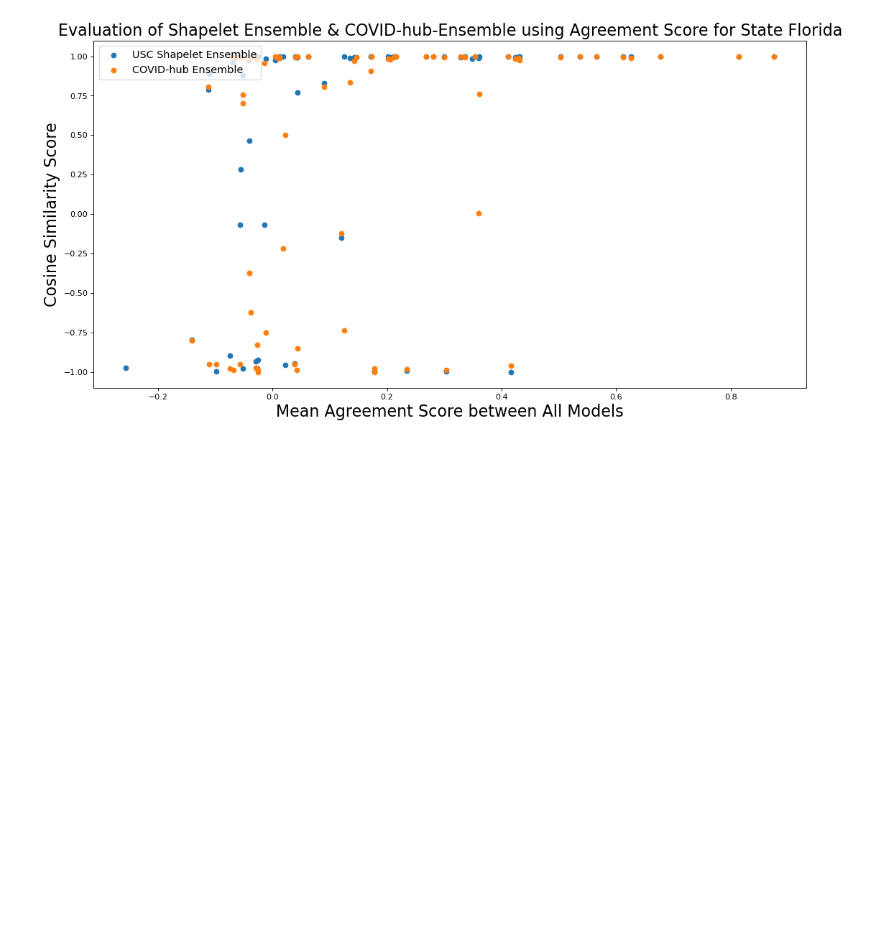
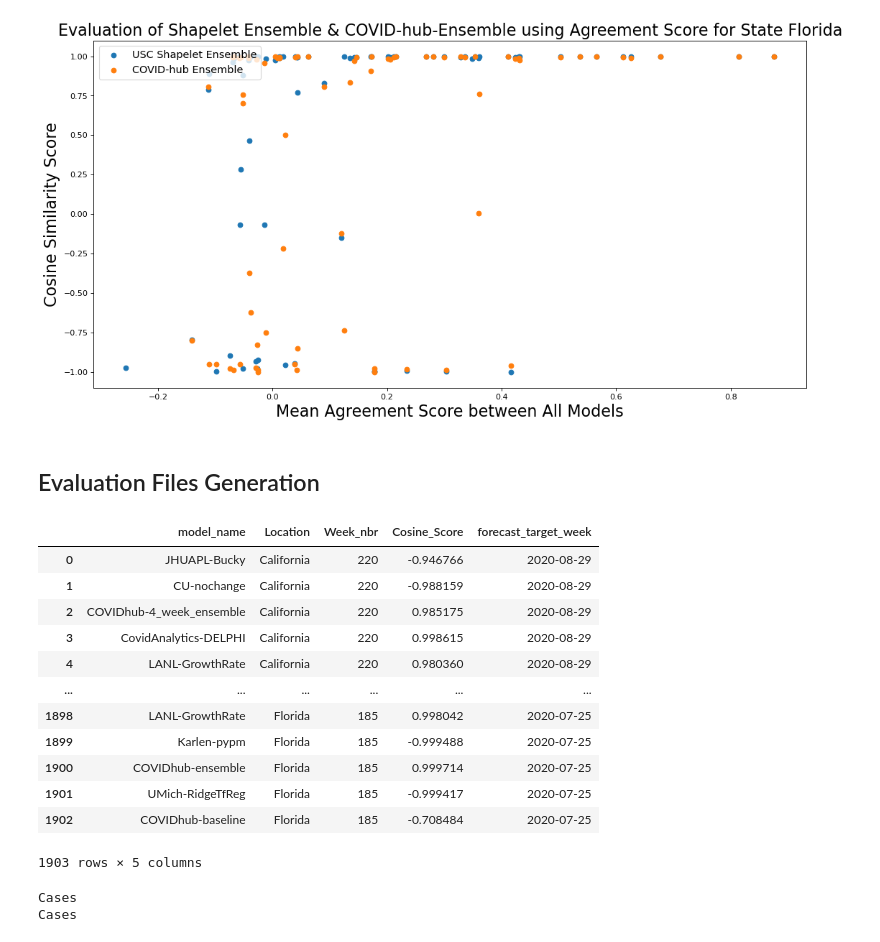
Before and after one commit to Satwant-Singh-ADS/Shapelet_Methods, a Jupyter notebook: Classification_task/Codes/Quantiles Preprocessing Code- ALL models.ipynb, the cells around one changed output. Cells and saved outputs as stored; diff of their text form; code cells hidden in the pictures; blank space fills up the shorter version.

Commit message:
added evaluation code for quantile

```diff
--- a/Classification_task/Codes/Quantiles Preprocessing Code- ALL models.ipynb
+++ b/Classification_task/Codes/Quantiles Preprocessing Code- ALL models.ipynb
@@ -995,3 +996,32 @@ for state in State_list_1:
 [figure]
 [figure]
 [figure]
+# %% [markdown]
+## Evaluation Files Generation
+# %%
+Model_VS_Actual_DF_cosine
+def date_formatting(week_nbr):
+# week_nbr = 164
+    t = 'Jan 22 2020'
+    format = '%b %d %Y'
+    now = datetime.strptime(t,format)
+    after = now + timedelta(days = int(week_nbr))
+    return after.date().strftime("%Y-%m-%d")
+
+Model_VS_Actual_DF_cosine['forecast_target_week'] = Model_VS_Actual_DF_cosine['Week_nbr'].apply(date_formatting)
+# %%
+Model_VS_Actual_DF_cosine
+# %% [output]
+|  | model_name | Location | Week_nbr | Cosine_Score | forecast_target_week |
+| 0 | JHUAPL-Bucky | California | 220 | -0.946766 | 2020-08-29 |
+| 1 | CU-nochange | California | 220 | -0.988159 | 2020-08-29 |
+| 2 | COVIDhub-4_week_ensemble | California | 220 | 0.985175 | 2020-08-29 |
+| 3 | CovidAnalytics-DELPHI | California | 220 | 0.998615 | 2020-08-29 |
+| 4 | LANL-GrowthRate | California | 220 | 0.980360 | 2020-08-29 |
+| ... | ... | ... | ... | ... | ... |
+| 1898 | LANL-GrowthRate | Florida | 185 | 0.998042 | 2020-07-25 |
+| 1899 | Karlen-pypm | Florida | 185 | -0.999488 | 2020-07-25 |
+| 1900 | COVIDhub-ensemble | Florida | 185 | 0.999714 | 2020-07-25 |
+| 1901 | UMich-RidgeTfReg | Florida | 185 | -0.999417 | 2020-07-25 |
+| 1902 | COVIDhub-baseline | Florida | 185 | -0.708484 | 2020-07-25 |
+1903 rows × 5 columns
@@ -997,0 +1032,18 @@ for state in State_list_1:
+# %%
+iterations = list(Evaluation_file_tmp['State'].unique())
+for state in iterations:
+    subset = Evaluation_file_tmp[Evaluation_file_tmp['State']==state]
+    subset.set_index("Model Name")
+    df_evaluation = pd.pivot_table(subset, values = 'Cosine Similarty', index=['Model Name'], columns = 'forecast_target_week').reset_index()
+    df_evaluation.fillna("",inplace=True)
+    df_evaluation = df_evaluation.set_index("Model Name")
+    df_evaluation.index.name = None
+    df_evaluation = df_evaluation.rename_axis(None, axis=1)
+    if Runtype=='Cases':
+        print("Cases")
+        df_evaluation.to_csv(Evaluation_files_github+"Cases/scsq_avg_"+state+".csv")
+    else:
+        df_evaluation.to_csv(Evaluation_files_github+"Deaths/scsq_avg_"+state+".csv")
+# %% [output]
+Cases
+Cases
```
Also changed, not shown: parts of 2 cells of this notebook, 2 other files.
